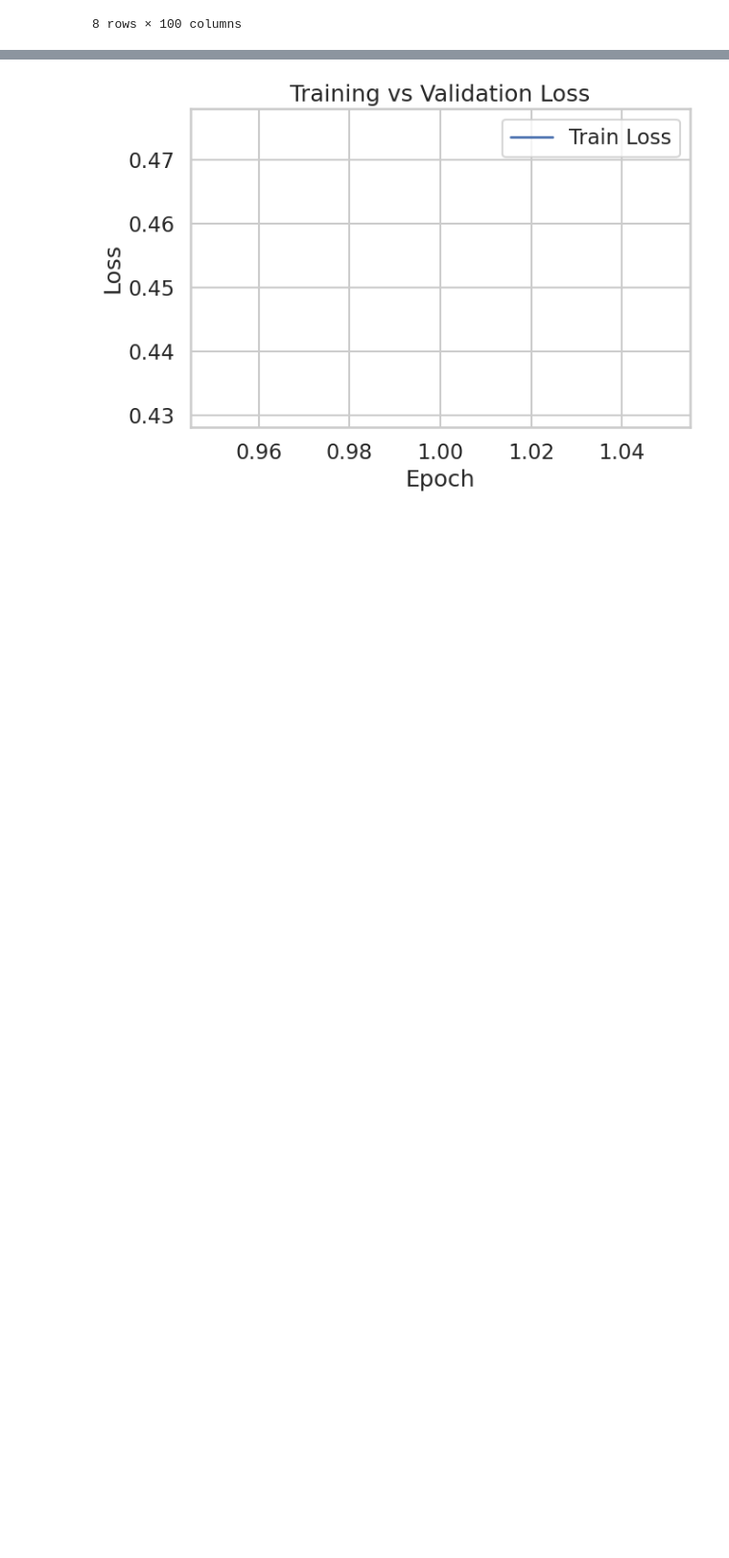
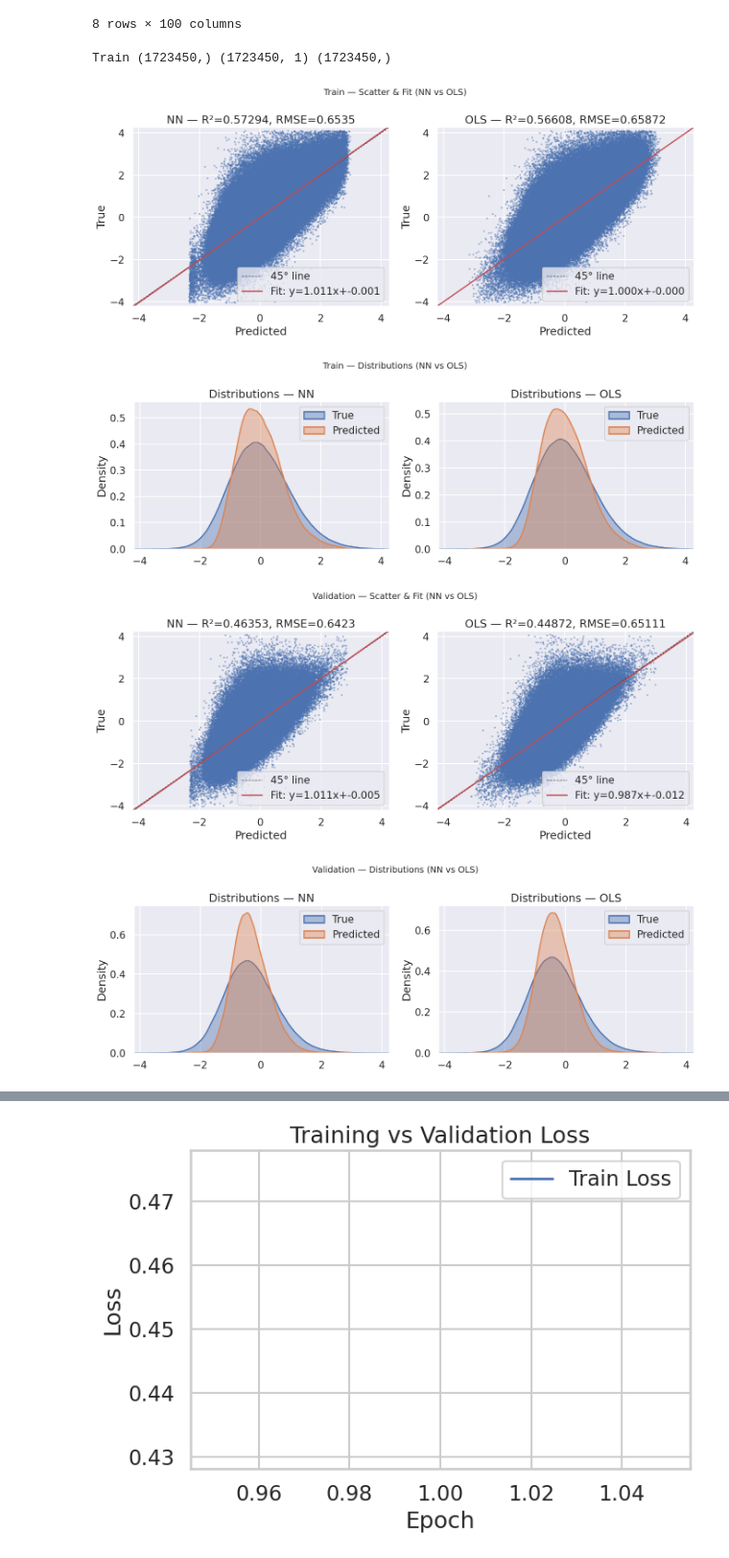
Before and after one commit to FedericoCortesi/finNN_code, a Jupyter notebook: src/benchmarks/visuals.ipynb, the cells around one changed output, grey strips where cells are left out. Shown at 96% size. Saved outputs shown, nothing was run; the diff lists cells and outputs as text; code cells hidden in the pictures; blank space fills up the shorter version.

```diff
--- a/src/benchmarks/visuals.ipynb
+++ b/src/benchmarks/visuals.ipynb
@@ -27,9 +24,8 @@ import json
 # %%
 
 fold_num = 0
-name  = "exp_026_lstm_100_muon"
-trial = "trial_20251118_235615"
-trial = "trial_20251118_234534"
+name  = "exp_036_lstm_100_muon_lr"
+trial = "trial_search_best"
 
 # -------- load config --------
 base = f"{VOL_EXPERIMENTS_DIR}/{name}/{trial}/"
@@ -449,11 +473,17 @@ def eval_and_plot_simple(cfg, input_shape, output_shape, ckpt, datasets, device=
         return model, (ytr_use, yhat_tr_use), (yv, yhat_v), (yte_use, yhat_te_use)
 # %%
 # old lines (now simplified)
-#model, trdata, vdata, tedata = eval_and_plot_simple(
-#    cfg,
-#    input_shape=None,         # you can even pass None now — it’s inferred
-#    output_shape=None,        # optional, inferred if missing
-#    ckpt=checkpoint,
-#    datasets=data[fold_num],
-#    device="cuda"
-#)
+model, trdata, vdata, tedata = eval_and_plot_simple(
+    cfg,
+    input_shape=None,         # you can even pass None now — it’s inferred
+    output_shape=None,        # optional, inferred if missing
+    ckpt=checkpoint,
+    datasets=data[fold_num],
+    device="cuda"
+)
+# %% [output]
+Train (1723450,) (1723450, 1) (1723450,)
+[figure, added]
+[figure, added]
+[figure, added]
+[figure, added]
```
Also changed, not shown: parts of 7 cells of this notebook, 4 other files.
